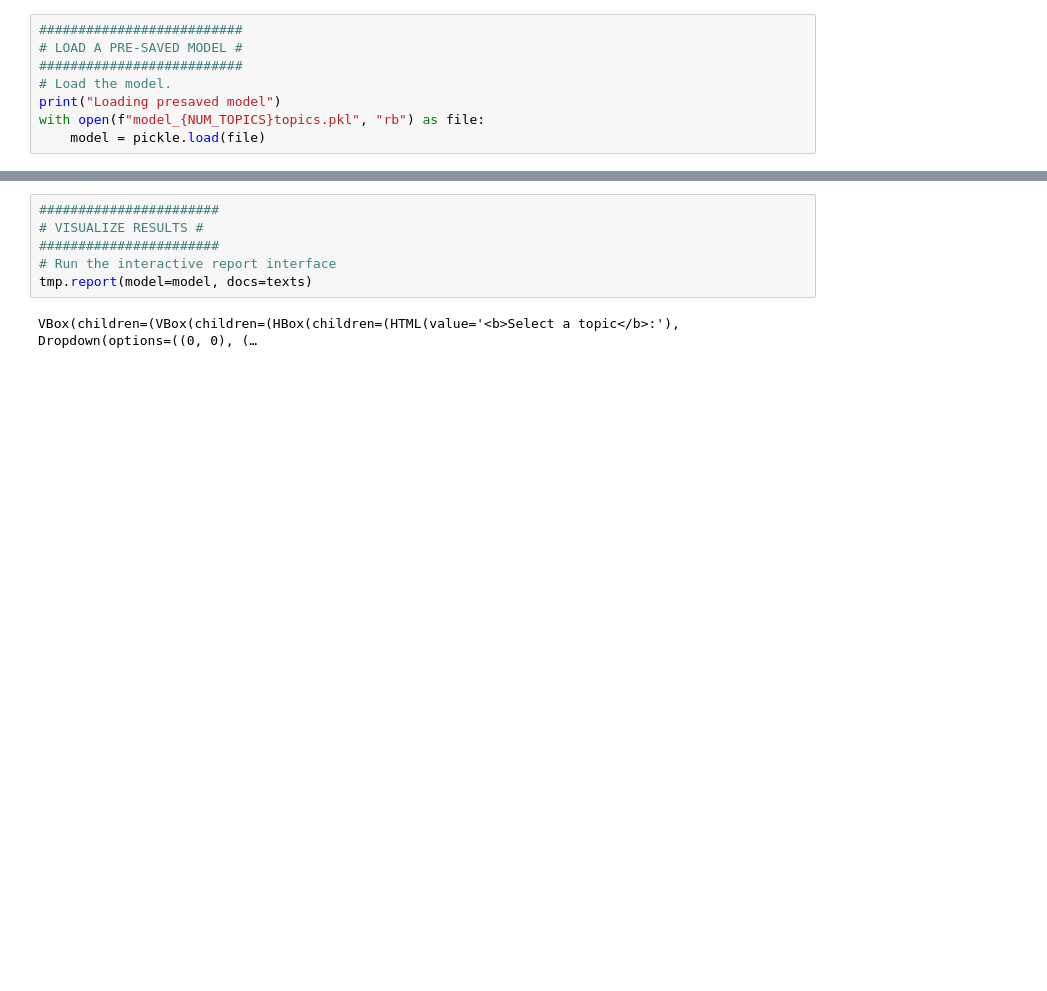
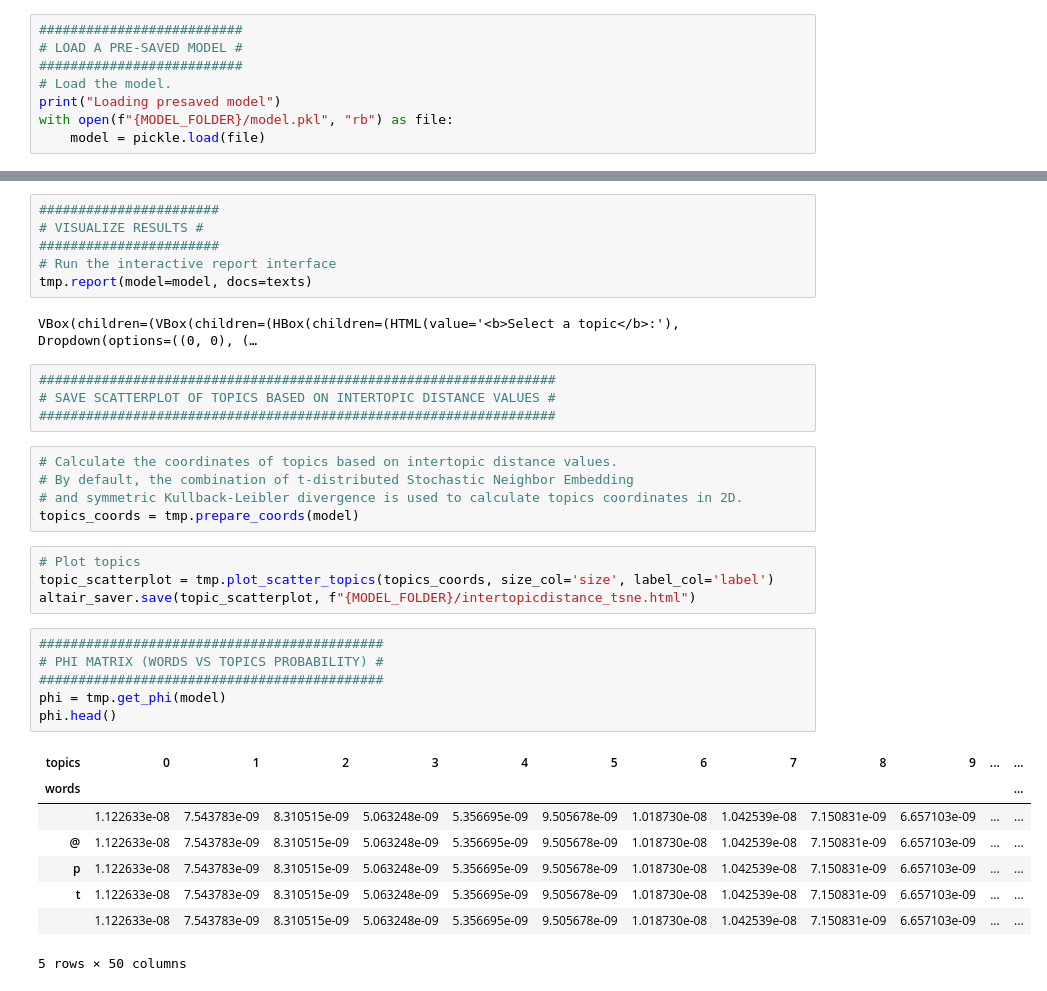
Before and after one commit to EconText/Cheap-Talk, a Jupyter notebook: topic_modeling/biterm_topic_modeling_viz.ipynb, the cells around one changed output, grey strips where cells are left out. Cells and saved outputs as stored; diff of their text form; blank space fills up the shorter version.

Commit message:
Update biterm topic modeling visualization notebook to save plots as HTML files, and to show more matrices

```diff
--- a/topic_modeling/biterm_topic_modeling_viz.ipynb
+++ b/topic_modeling/biterm_topic_modeling_viz.ipynb
@@ -44,7 +46,7 @@ Reading tweets from CSV: adi_news_tweets.csv
 ##########################
 # Load the model.
 print("Loading presaved model")
-with open(f"model_{NUM_TOPICS}topics.pkl", "rb") as file:
+with open(f"{MODEL_FOLDER}/model.pkl", "rb") as file:
     model = pickle.load(file)
 # %% [output]
 Loading presaved model
@@ -56,3 +58,31 @@ Loading presaved model
 tmp.report(model=model, docs=texts)
 # %% [output]
 VBox(children=(VBox(children=(HBox(children=(HTML(value='<b>Select a topic</b>:'), Dropdown(options=((0, 0), (…
+# %%
+##################################################################
+# SAVE SCATTERPLOT OF TOPICS BASED ON INTERTOPIC DISTANCE VALUES #
+##################################################################
+# %%
+# Calculate the coordinates of topics based on intertopic distance values.
+# By default, the combination of t-distributed Stochastic Neighbor Embedding
+# and symmetric Kullback-Leibler divergence is used to calculate topics coordinates in 2D.
+topics_coords = tmp.prepare_coords(model)
+# %%
+# Plot topics
+topic_scatterplot = tmp.plot_scatter_topics(topics_coords, size_col='size', label_col='label')
+altair_saver.save(topic_scatterplot, f"{MODEL_FOLDER}/intertopicdistance_tsne.html")
+# %%
+############################################
+# PHI MATRIX (WORDS VS TOPICS PROBABILITY) #
+############################################
+phi = tmp.get_phi(model)
+phi.head()
+# %% [output]
+| topics | 0 | 1 | 2 | 3 | 4 | 5 | 6 | 7 | 8 | 9 | ... | ... |
+| words |  |  |  |  |  |  |  |  |  |  |  | ... |
+| ‍ | 1.122633e-08 | 7.543783e-09 | 8.310515e-09 | 5.063248e-09 | 5.356695e-09 | 9.505678e-09 | 1.018730e-08 | 1.042539e-08 | 7.150831e-09 | 6.657103e-09 | ... | ... |
+| ‍@ | 1.122633e-08 | 7.543783e-09 | 8.310515e-09 | 5.063248e-09 | 5.356695e-09 | 9.505678e-09 | 1.018730e-08 | 1.042539e-08 | 7.150831e-09 | 6.657103e-09 | ... | ... |
+| ‍p | 1.122633e-08 | 7.543783e-09 | 8.310515e-09 | 5.063248e-09 | 5.356695e-09 | 9.505678e-09 | 1.018730e-08 | 1.042539e-08 | 7.150831e-09 | 6.657103e-09 | ... | ... |
+| ‍t | 1.122633e-08 | 7.543783e-09 | 8.310515e-09 | 5.063248e-09 | 5.356695e-09 | 9.505678e-09 | 1.018730e-08 | 1.042539e-08 | 7.150831e-09 | 6.657103e-09 | ... | ... |
+| ‍‍ | 1.122633e-08 | 7.543783e-09 | 8.310515e-09 | 5.063248e-09 | 5.356695e-09 | 9.505678e-09 | 1.018730e-08 | 1.042539e-08 | 7.150831e-09 | 6.657103e-09 | ... | ... |
+5 rows × 50 columns
```
Also changed, not shown: parts of 6 cells of this notebook.
